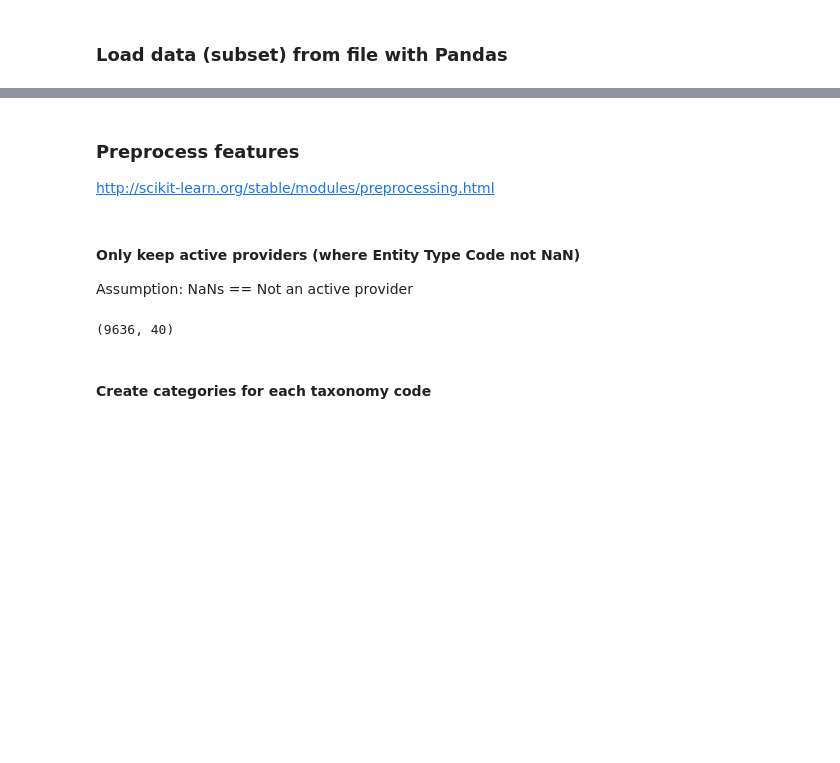
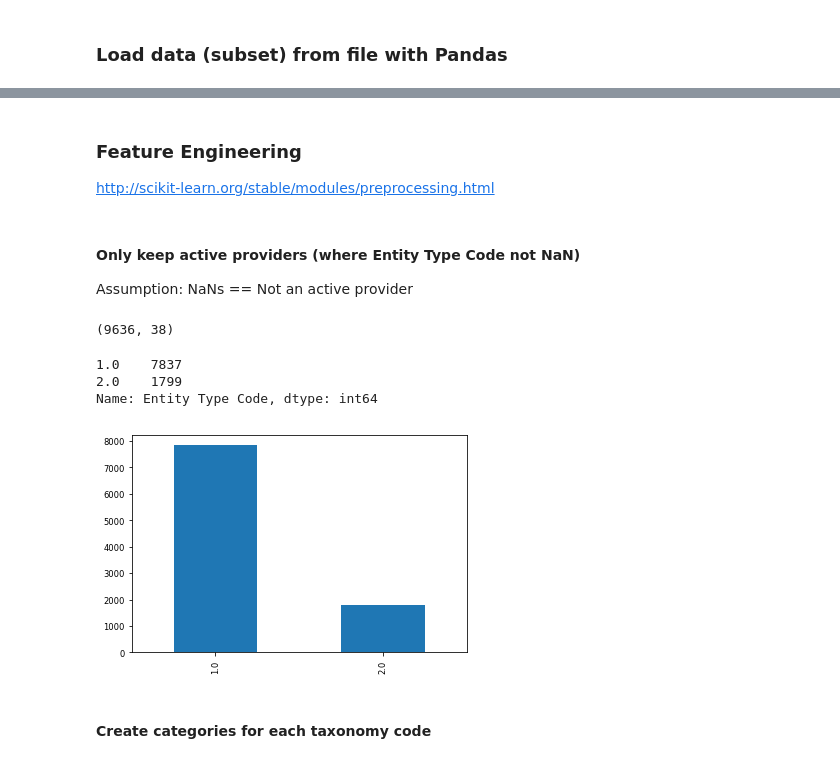
Before and after one commit to christinebuckler/provider-prescriber, a Jupyter notebook: src/EDA_Feature_Engineering.ipynb, the cells around one changed output, grey strips where cells are left out. Cells and saved outputs as stored; diff of their text form; code cells hidden in the pictures; blank space fills up the shorter version.

```diff
--- a/src/EDA_Preprocessing.ipynb
+++ b/src/EDA_Feature_Engineering.ipynb
@@ -373,7 +370,7 @@ raw.head()
 | 3 | 1306849450 | 1.0 | M.D. | TX | NaN | ... |
 | 4 | 1215930367 | 1.0 | M.D. | TX | NaN | ... |
 # %% [markdown]
-### Preprocess features
+### Feature Engineering
 http://scikit-learn.org/stable/modules/preprocessing.html
 # %% [markdown]
 #### Only keep active providers (where Entity Type Code not NaN)
@@ -381,14 +378,19 @@ Assumption: NaNs == Not an active provider
 # %%
 active = pd.notnull(raw['Entity Type Code'])
 df = raw[active].reset_index()
-# df = df.drop(['NPI Deactivation Date', 'NPI Reactivation Date'], axis=1)
-# keep columns to check for deactivation???
+df = df.drop(['NPI Deactivation Date', 'NPI Reactivation Date'], axis=1)
 # %%
 df.shape
 # %% [output]
-(9636, 40)
+(9636, 38)
 # %%
-# pd.value_counts(df['Entity Type Code']).plot.bar();
+pd.value_counts(df['Entity Type Code']).plot.bar();
+df['Entity Type Code'].value_counts()
+# %% [output]
+1.0    7837
+2.0    1799
+Name: Entity Type Code, dtype: int64
+[figure, added]
 # %% [markdown]
 #### Create categories for each taxonomy code
 # %%
```
Also changed, not shown: parts of 59 cells of this notebook, 1 other file.
